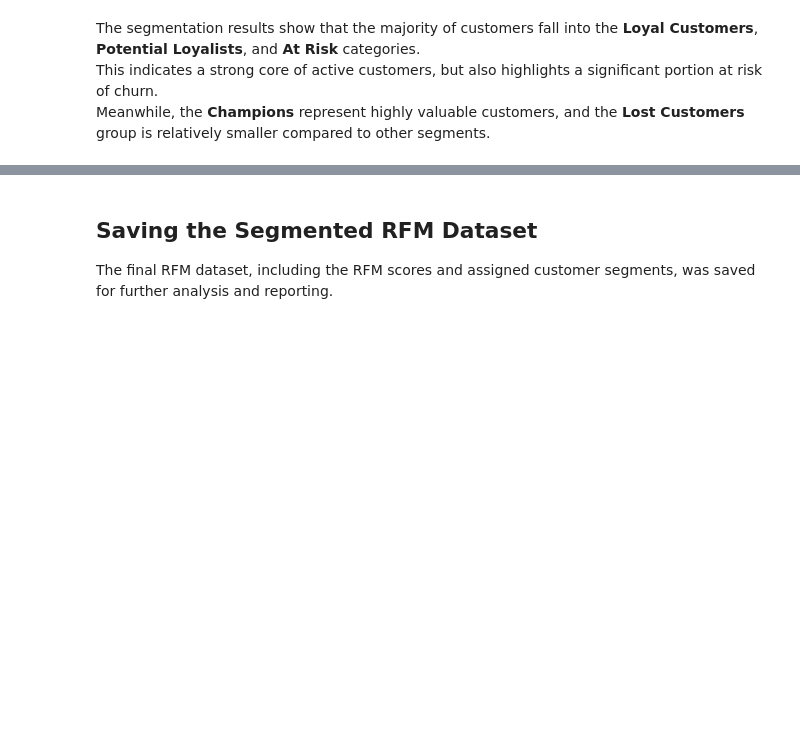
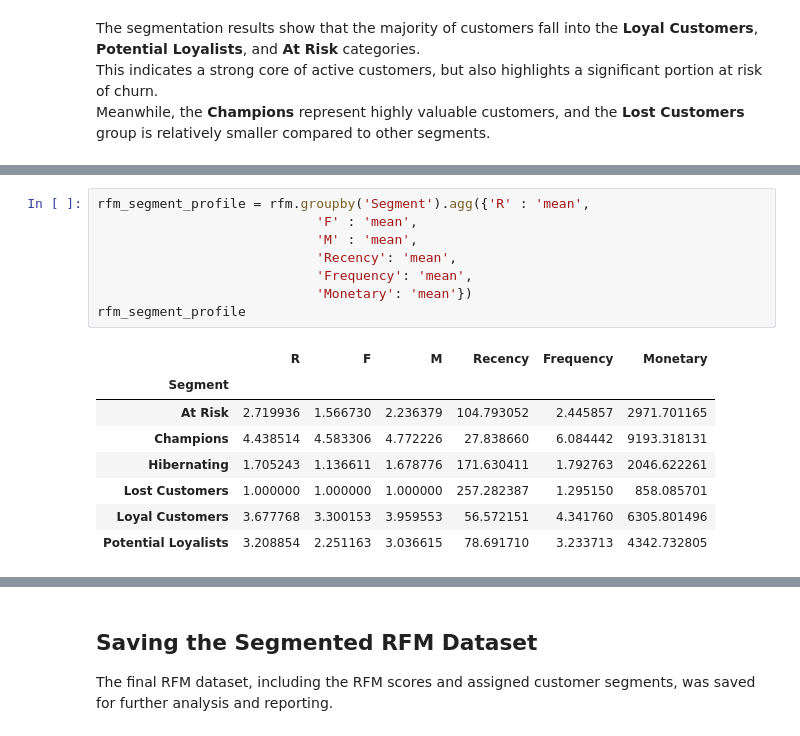
Before and after one commit to NurulAis/Customer-segmentation-and-sales-analystics, a Jupyter notebook: notebooks/03_customer_segmentation_rfm.ipynb, the cells around one changed output, grey strips where cells are left out. Cells and saved outputs as stored; diff of their text form; blank space fills up the shorter version.

```diff
--- a/notebooks/03_customer_segmentation_rfm.ipynb
+++ b/notebooks/03_customer_segmentation_rfm.ipynb
@@ -154,0 +169,17 @@ rfm.head()
+# %%
+rfm_segment_profile = rfm.groupby('Segment').agg({'R' : 'mean',
+                            'F' : 'mean',
+                            'M' : 'mean',
+                            'Recency': 'mean',
+                            'Frequency': 'mean',
+                            'Monetary': 'mean'})
+rfm_segment_profile
+# %% [output]
+|  | R | F | M | Recency | Frequency | Monetary |
+| Segment |  |  |  |  |  |  |
+| At Risk | 2.719936 | 1.566730 | 2.236379 | 104.793052 | 2.445857 | 2971.701165 |
+| Champions | 4.438514 | 4.583306 | 4.772226 | 27.838660 | 6.084442 | 9193.318131 |
+| Hibernating | 1.705243 | 1.136611 | 1.678776 | 171.630411 | 1.792763 | 2046.622261 |
+| Lost Customers | 1.000000 | 1.000000 | 1.000000 | 257.282387 | 1.295150 | 858.085701 |
+| Loyal Customers | 3.677768 | 3.300153 | 3.959553 | 56.572151 | 4.341760 | 6305.801496 |
+| Potential Loyalists | 3.208854 | 2.251163 | 3.036615 | 78.691710 | 3.233713 | 4342.732805 |
```
Also changed, not shown: parts of 6 cells of this notebook.
